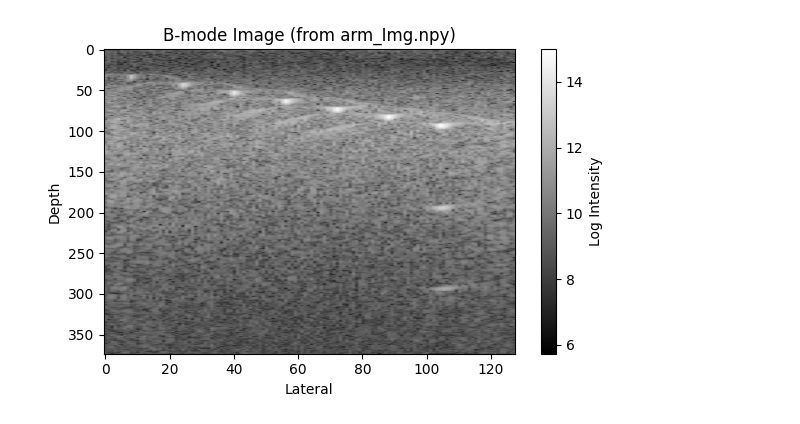
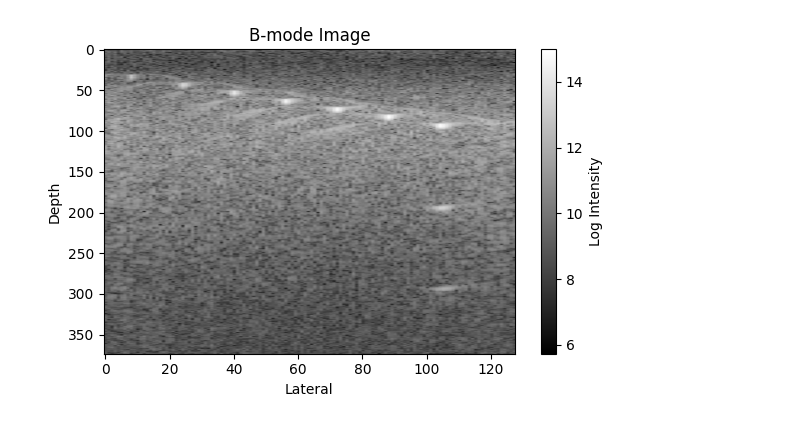
Before and after one commit to MUNHYUNBOO/Medical-Image-Processing, a Jupyter notebook: task2.ipynb, the cells around one changed output. Saved outputs shown, nothing was run; the diff lists cells and outputs as text; code cells hidden in the pictures.

```diff
--- a/task2.ipynb
+++ b/task2.ipynb
@@ -1,29 +1,27 @@
 # %%
 import numpy as np
 import matplotlib.pyplot as plt
 
 
 # 1.이미지 데이터 불러오기
 img_path = "/home/mhb0917/의료영상처리/202255646/phantom_Img.npy"
 arm_img = np.load(img_path)  # Shape: (374, 128, 1, 100)
 
-
 # 2. 첫 번째 프레임 선택 및 로그 압축
 img_frame = arm_img[:, :, 0, 0]         # 첫 프레임만 선택
 img_log = np.log1p(img_frame)           # log(1 + x) 압축
 
-
 # 3. 시각화
 plt.figure(figsize=(6, 4))
 plt.imshow(img_log, cmap='gray', aspect='auto')
-plt.title("B-mode Image (from arm_Img.npy)")
+plt.title("B-mode Image")
 plt.colorbar(label='Log Intensity')
 plt.xlabel("Lateral")
 plt.ylabel("Depth")
 plt.tight_layout()
 plt.show()
 # %% [output]
-[figure, old version]
+[figure, new version]
 # %%
 from scipy.interpolate import interp1d
 import numpy as np
```
Also changed, not shown: parts of 4 cells of this notebook.
